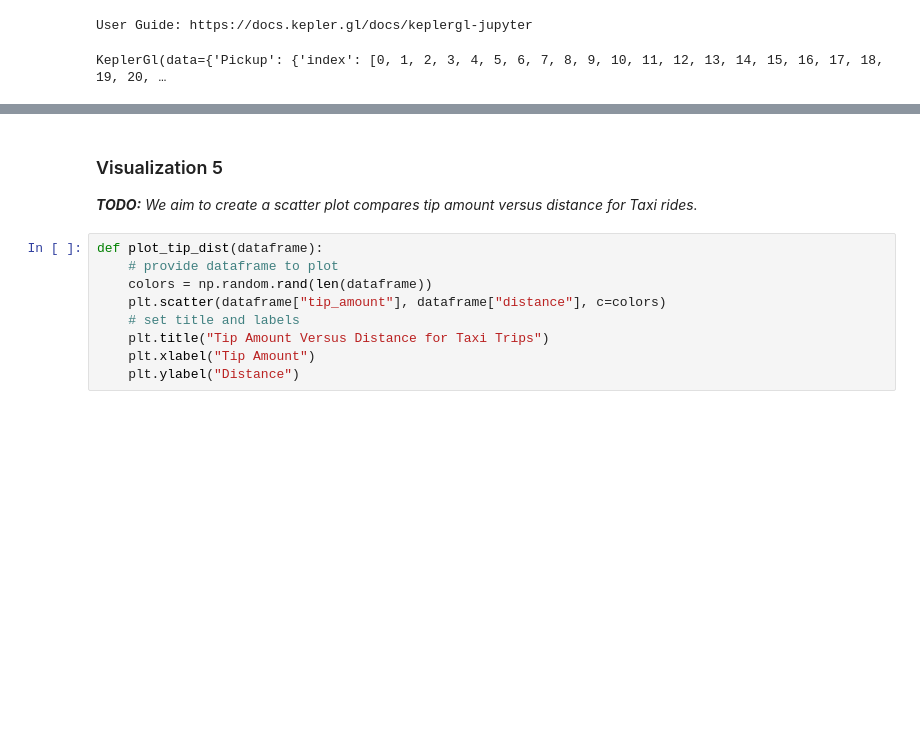
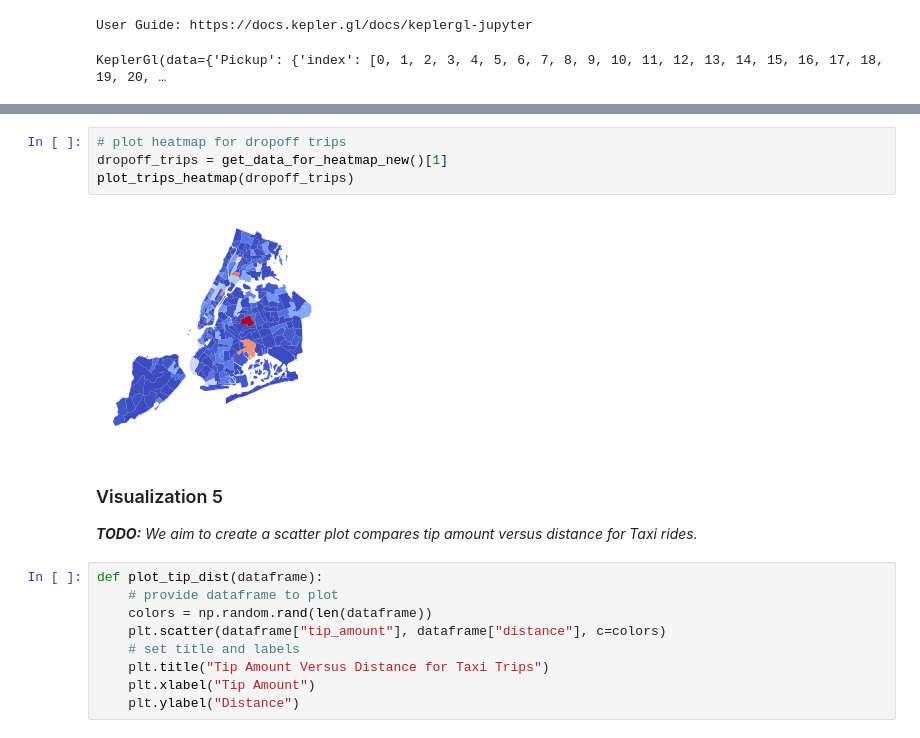
Before and after one commit to Yujdd/4501FP, a Jupyter notebook: Group7_FP.ipynb, the cells around one changed output, grey strips where cells are left out. Cells and saved outputs as stored; diff of their text form; blank space fills up the shorter version.

```diff
--- a/Group7_FP.ipynb
+++ b/Group7_FP.ipynb
@@ -980,3 +1062,9 @@ KeplerGl(data={'Pickup': {'index': [0, 1, 2, 3, 4, 5, 6, 7, 8, 9, 10, 11, 12, 13
+# %%
+# plot heatmap for dropoff trips
+dropoff_trips = get_data_for_heatmap_new()[1]
+plot_trips_heatmap(dropoff_trips)
+# %% [output]
+[figure, added]
 # %% [markdown]
 ### Visualization 5
 
```
Also changed, not shown: parts of 16 cells of this notebook.
